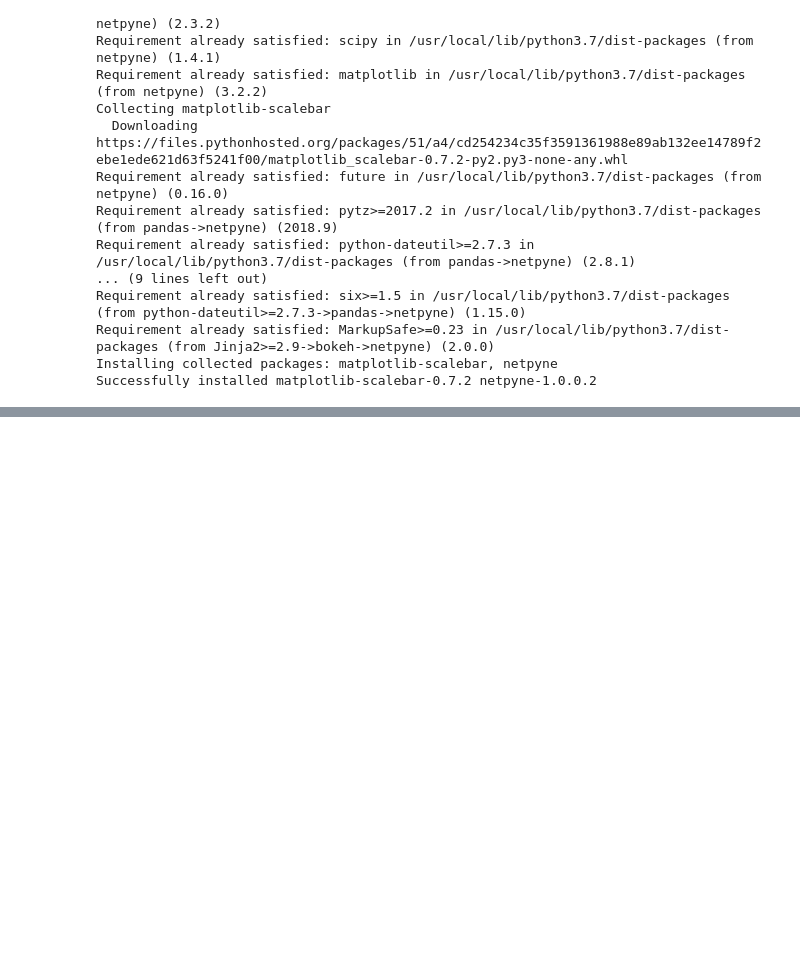
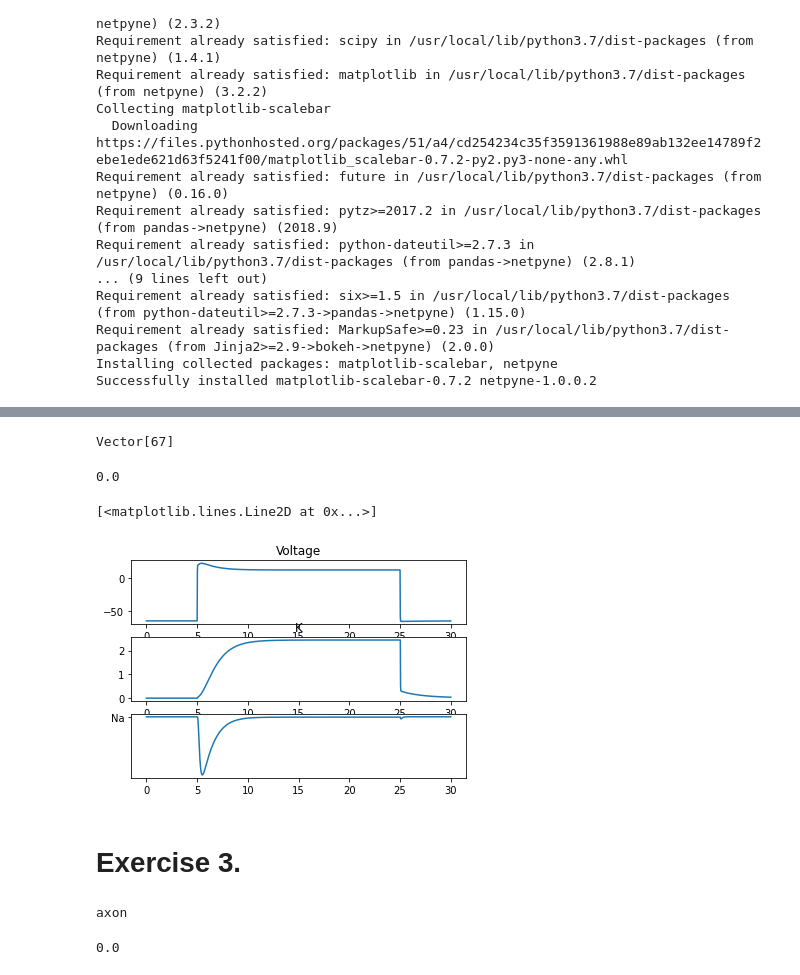
Before and after one commit to mariiapopova/netpyne_course_2021, a Jupyter notebook: Netpyne_course.ipynb, the cells around one changed output, grey strips where cells are left out. Drawn from its saved outputs; the diff is of its cells as text; code cells hidden in the pictures; blank space fills up the shorter version.

```diff
--- a/Netpyne_course.ipynb
+++ b/Netpyne_course.ipynb
@@ -46,0 +87,9 @@ from neuron import h
+# %%
+from neuron import h
+from neuron.units import ms, mV, um
+import plotly
+h.load_file('stdrun.hoc')
+
+axon=h.Section(name='axon')
+#h.hh.insert(axon)
+axon.insert('hh')
@@ -46,0 +149,16 @@ from neuron import h
+# %%
+soma = h.Section(name='soma')
+h.hh.insert(soma)
+soma.L = soma.diam = 10*um
+# %%
+ikasoma=h.Vector()
+ikasoma.record(soma(0.5)._ref_ik)
+
+inasoma=h.Vector()
+inasoma.record(soma(0.5)._ref_ina)
+# %% [output]
+Vector[67]
+# %%
+v=h.Vector().record(soma(0.5)._ref_v)
+time=h.Vector().record(h._ref_t)
+stim=h.SEClamp(soma(0.5))
@@ -46,0 +172,20 @@ from neuron import h
+# %%
+h.finitialize(-65*mV)
+h.continuerun(30*ms)
+# %% [output]
+0.0
+# %%
+%matplotlib inline
+from matplotlib import pyplot as plt
+plt.subplot(3,1,1)
+plt.plot(time,v)
+plt.title('Voltage')
+plt.subplot(3,1,2)
+plt.plot(time,ikasoma)
+plt.title('K')
+plt.subplot(3,1,3)
+plt.plot(time,inasoma)
+plt.plot('Na')
+# %% [output]
+[<matplotlib.lines.Line2D at 0x...>]
+[figure, added]
@@ -46,0 +205,2 @@ from neuron import h
+# %% [markdown]
+# Exercise 3.
@@ -46,0 +214,4 @@ from neuron import h
+# %%
+axon.insert('hh')
+# %% [output]
+axon
@@ -46,0 +230,7 @@ from neuron import h
+# %%
+v=h.Vector().record(axon(0.5)._ref_v)
+time=h.Vector().record(h._ref_t)
+h.finitialize(-65*mV)
+h.continuerun(200)
+# %% [output]
+0.0
```
Also changed, not shown: parts of 36 cells of this notebook.
